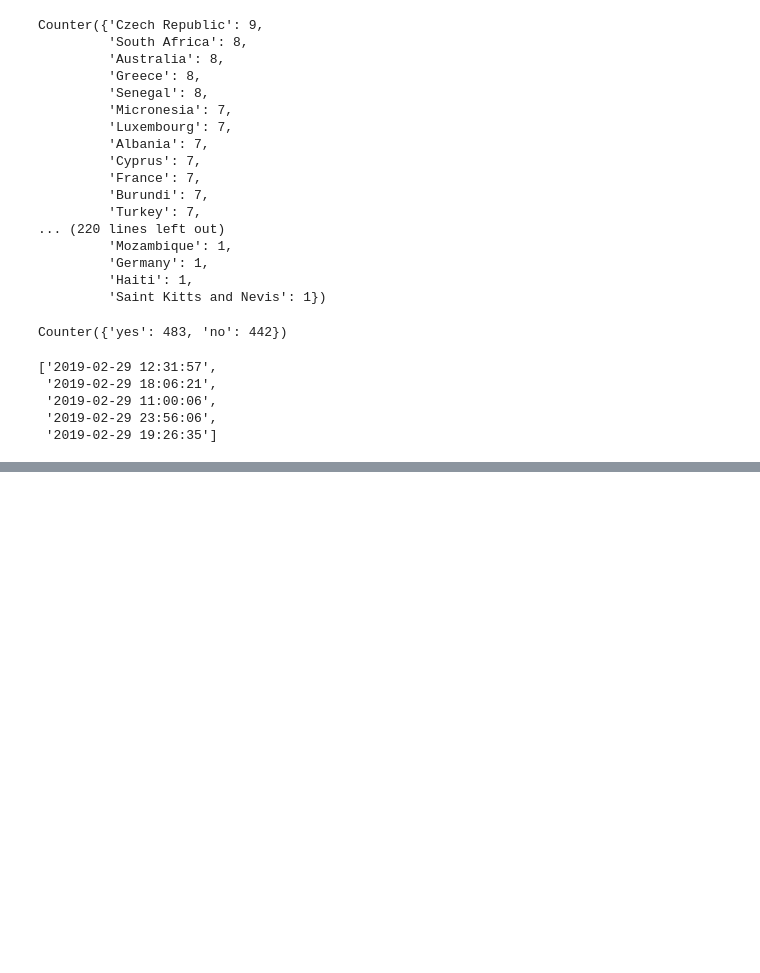
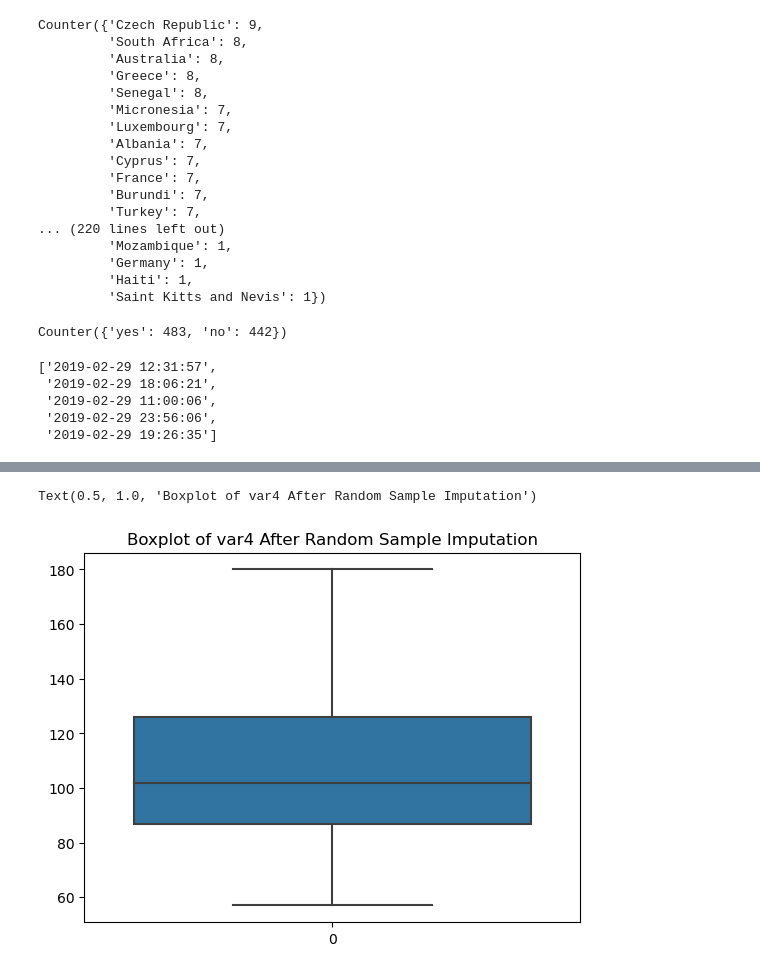
Before and after one commit to engmohamedsalah/AIMaster-MachineLearningDeepLearning, a Jupyter notebook: working.ipynb, the cells around one changed output, grey strips where cells are left out. Saved outputs shown, nothing was run; the diff lists cells and outputs as text; code cells hidden in the pictures; blank space fills up the shorter version.

```diff
--- a/working.ipynb
+++ b/working.ipynb
@@ -67,0 +100,6 @@ Counter({'yes': 483, 'no': 442})
+# %%
+sns.boxplot(X['var4'])
+plt.title('Boxplot of var4 After Random Sample Imputation')
+# %% [output]
+Text(0.5, 1.0, 'Boxplot of var4 After Random Sample Imputation')
+[figure, added]
```
Also changed, not shown: parts of 11 cells of this notebook.
